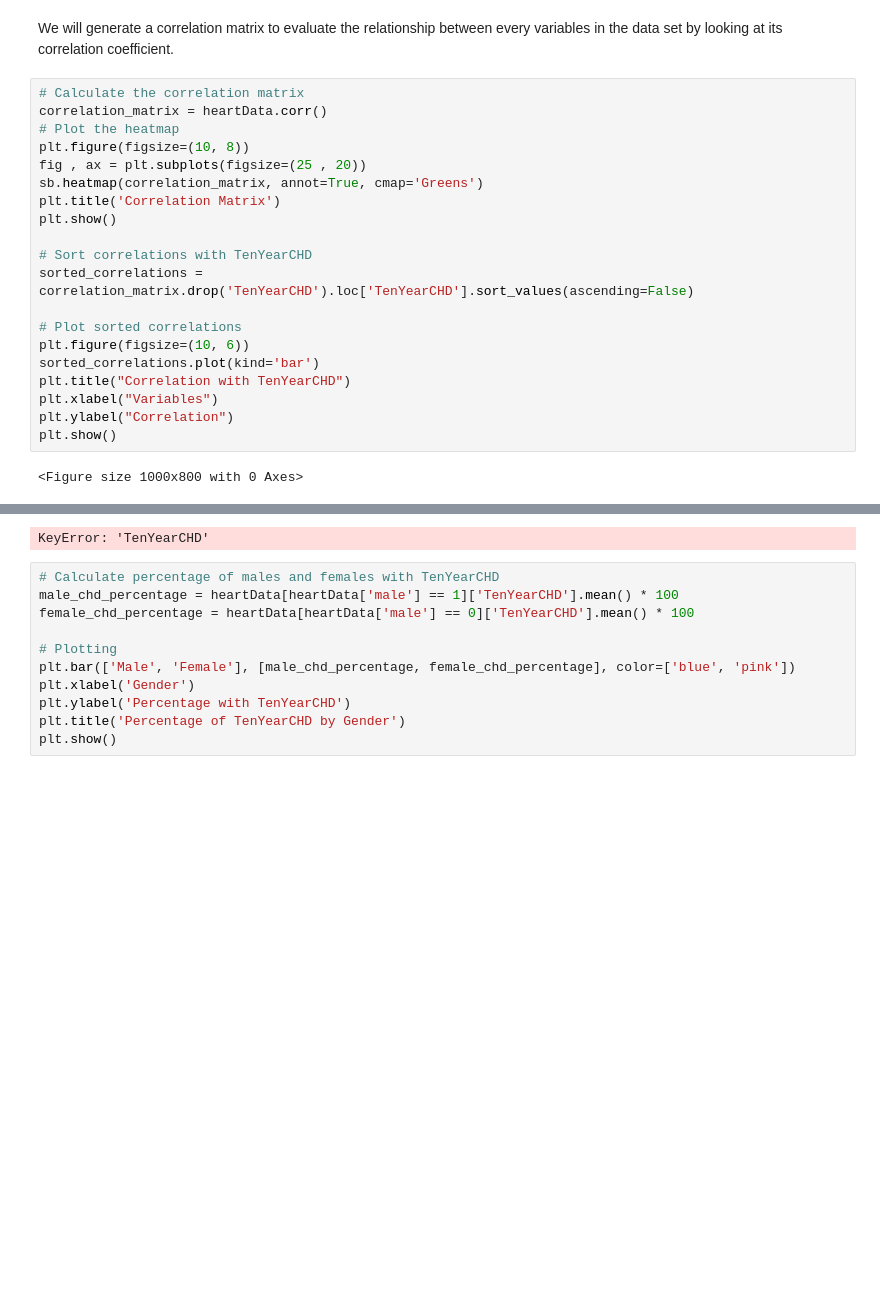
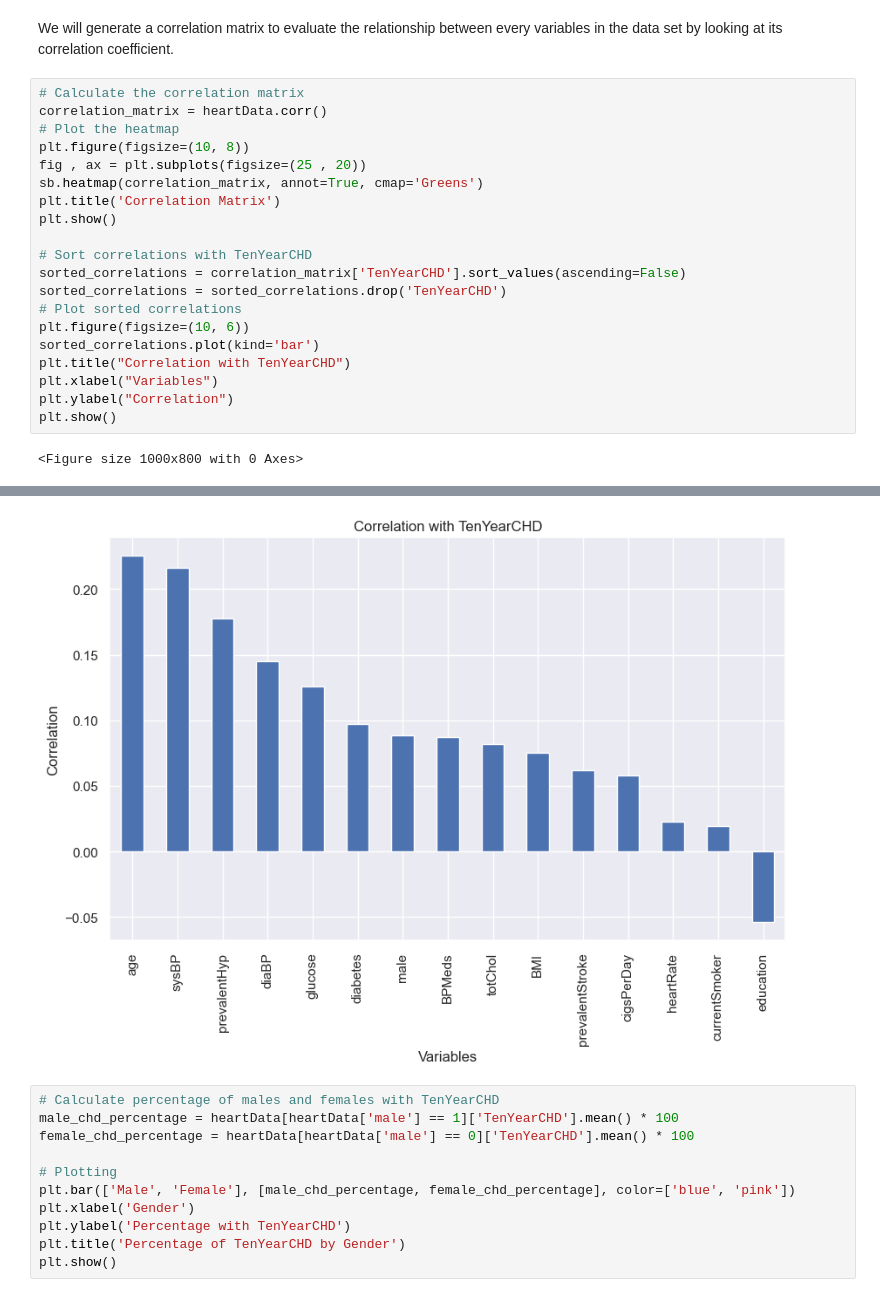
Before and after one commit to Weexuan/Data-Science-Project, a Jupyter notebook: Mini Project Cleaned version.ipynb, the cells around one changed output, grey strips where cells are left out. Saved outputs shown, nothing was run; the diff lists cells and outputs as text; blank space fills up the shorter version.

Commit message:
Fixed correlation graph

```diff
--- a/Mini Project Cleaned version.ipynb
+++ b/Mini Project Cleaned version.ipynb
@@ -264,27 +264,27 @@ We will generate a correlation matrix to evaluate the relationship between every
 # %%
 # Calculate the correlation matrix
 correlation_matrix = heartData.corr()
 # Plot the heatmap
 plt.figure(figsize=(10, 8))
 fig , ax = plt.subplots(figsize=(25 , 20))
 sb.heatmap(correlation_matrix, annot=True, cmap='Greens')
 plt.title('Correlation Matrix')
 plt.show()
 
 # Sort correlations with TenYearCHD
-sorted_correlations = correlation_matrix.drop('TenYearCHD').loc['TenYearCHD'].sort_values(ascending=False)
-
+sorted_correlations = correlation_matrix['TenYearCHD'].sort_values(ascending=False)
+sorted_correlations = sorted_correlations.drop('TenYearCHD')
 # Plot sorted correlations
 plt.figure(figsize=(10, 6))
 sorted_correlations.plot(kind='bar')
 plt.title("Correlation with TenYearCHD")
 plt.xlabel("Variables")
 plt.ylabel("Correlation")
 plt.show()
 # %% [output]
 <Figure size 1000x800 with 0 Axes>
 [figure]
-KeyError: 'TenYearCHD'
+[figure, added]
 # %%
 # Calculate percentage of males and females with TenYearCHD
 male_chd_percentage = heartData[heartData['male'] == 1]['TenYearCHD'].mean() * 100
```
